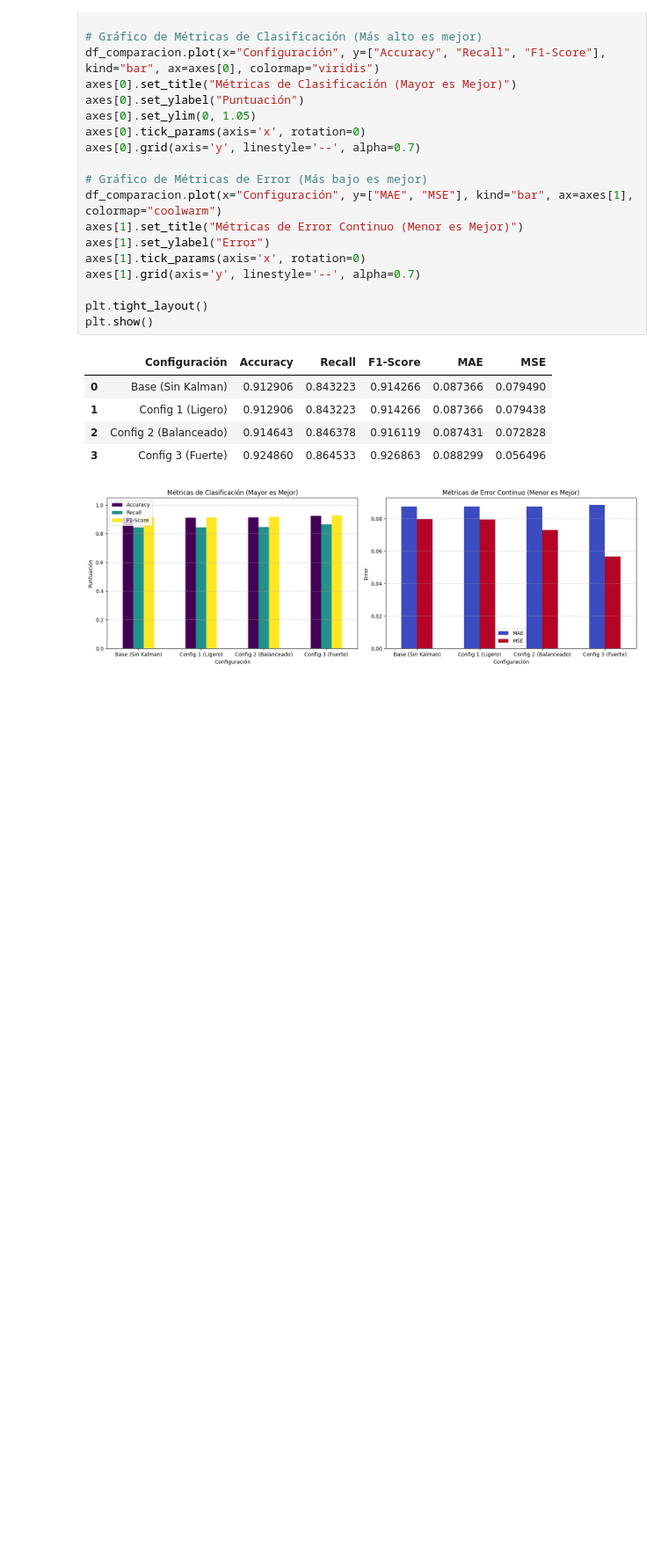
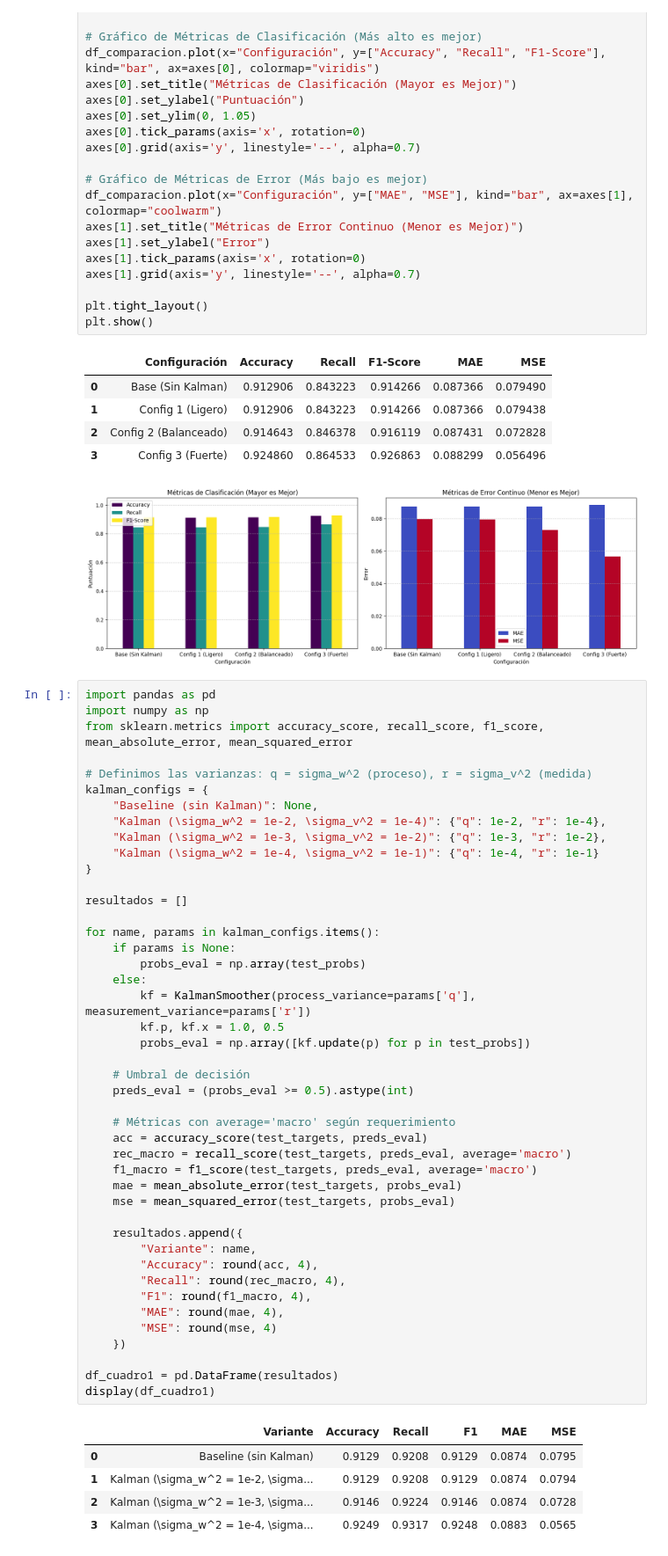
Before and after one commit to IngLuisVG/Detecci-n-de-anomal-as-en-tr-fico-de-red-mediante-modelos-de-espacio-de-estados-y-an-lisis-espectral, a Jupyter notebook: Comparación: Modelo Base vs 3 Configuraciones de Kalman.ipynb, the cells around one changed output. Shown at 88% size. Cells and saved outputs as stored; diff of their text form; blank space fills up the shorter version.

```diff
--- a/Comparación: Modelo Base vs 3 Configuraciones de Kalman.ipynb
+++ b/Comparación: Modelo Base vs 3 Configuraciones de Kalman.ipynb
@@ -471,3 +471,53 @@ plt.show()
 | 2 | Config 2 (Balanceado) | 0.914643 | 0.846378 | 0.916119 | 0.087431 | 0.072828 |
 | 3 | Config 3 (Fuerte) | 0.924860 | 0.864533 | 0.926863 | 0.088299 | 0.056496 |
 [figure]
+# %%
+import pandas as pd
+import numpy as np
+from sklearn.metrics import accuracy_score, recall_score, f1_score, mean_absolute_error, mean_squared_error
+
+# Definimos las varianzas: q = sigma_w^2 (proceso), r = sigma_v^2 (medida)
+kalman_configs = {
+    "Baseline (sin Kalman)": None,
+    "Kalman (\sigma_w^2 = 1e-2, \sigma_v^2 = 1e-4)": {"q": 1e-2, "r": 1e-4},
+    "Kalman (\sigma_w^2 = 1e-3, \sigma_v^2 = 1e-2)": {"q": 1e-3, "r": 1e-2},
+    "Kalman (\sigma_w^2 = 1e-4, \sigma_v^2 = 1e-1)": {"q": 1e-4, "r": 1e-1}
+}
+
+resultados = []
+
+for name, params in kalman_configs.items():
+    if params is None:
+        probs_eval = np.array(test_probs)
+    else:
+        kf = KalmanSmoother(process_variance=params['q'], measurement_variance=params['r'])
+        kf.p, kf.x = 1.0, 0.5
+        probs_eval = np.array([kf.update(p) for p in test_probs])
+
+    # Umbral de decisión
+    preds_eval = (probs_eval >= 0.5).astype(int)
+
+    # Métricas con average='macro' según requerimiento
+    acc = accuracy_score(test_targets, preds_eval)
+    rec_macro = recall_score(test_targets, preds_eval, average='macro')
+    f1_macro = f1_score(test_targets, preds_eval, average='macro')
+    mae = mean_absolute_error(test_targets, probs_eval)
+    mse = mean_squared_error(test_targets, probs_eval)
+
+    resultados.append({
+        "Variante": name,
+        "Accuracy": round(acc, 4),
+        "Recall": round(rec_macro, 4),
+        "F1": round(f1_macro, 4),
+        "MAE": round(mae, 4),
+        "MSE": round(mse, 4)
+    })
+
+df_cuadro1 = pd.DataFrame(resultados)
+display(df_cuadro1)
+# %% [output]
+|  | Variante | Accuracy | Recall | F1 | MAE | MSE |
+| 0 | Baseline (sin Kalman) | 0.9129 | 0.9208 | 0.9129 | 0.0874 | 0.0795 |
+| 1 | Kalman (\sigma_w^2 = 1e-2, \sigma... | 0.9129 | 0.9208 | 0.9129 | 0.0874 | 0.0794 |
+| 2 | Kalman (\sigma_w^2 = 1e-3, \sigma... | 0.9146 | 0.9224 | 0.9146 | 0.0874 | 0.0728 |
+| 3 | Kalman (\sigma_w^2 = 1e-4, \sigma... | 0.9249 | 0.9317 | 0.9248 | 0.0883 | 0.0565 |
```
